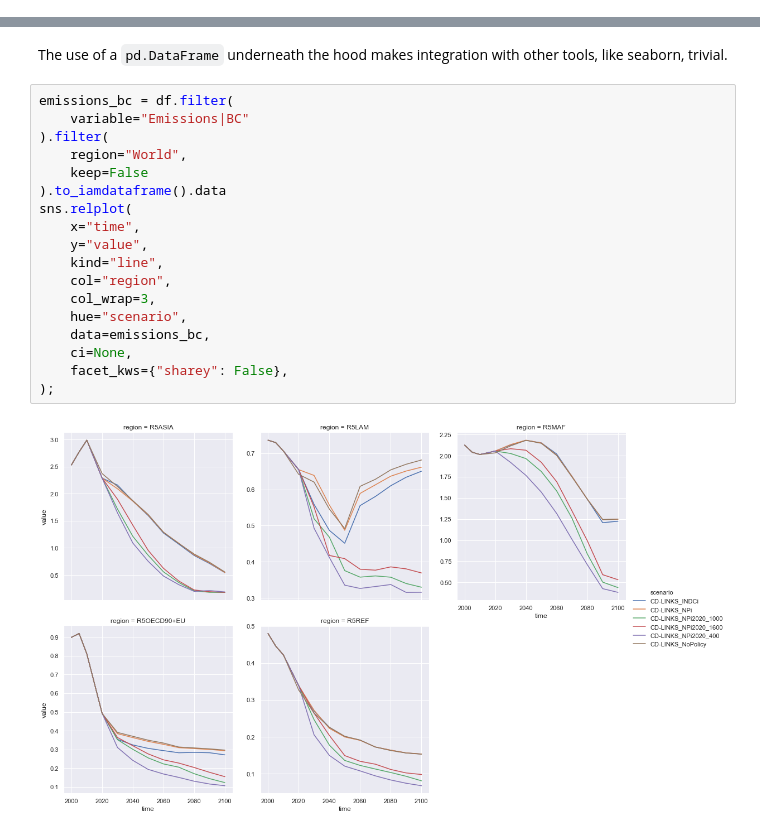
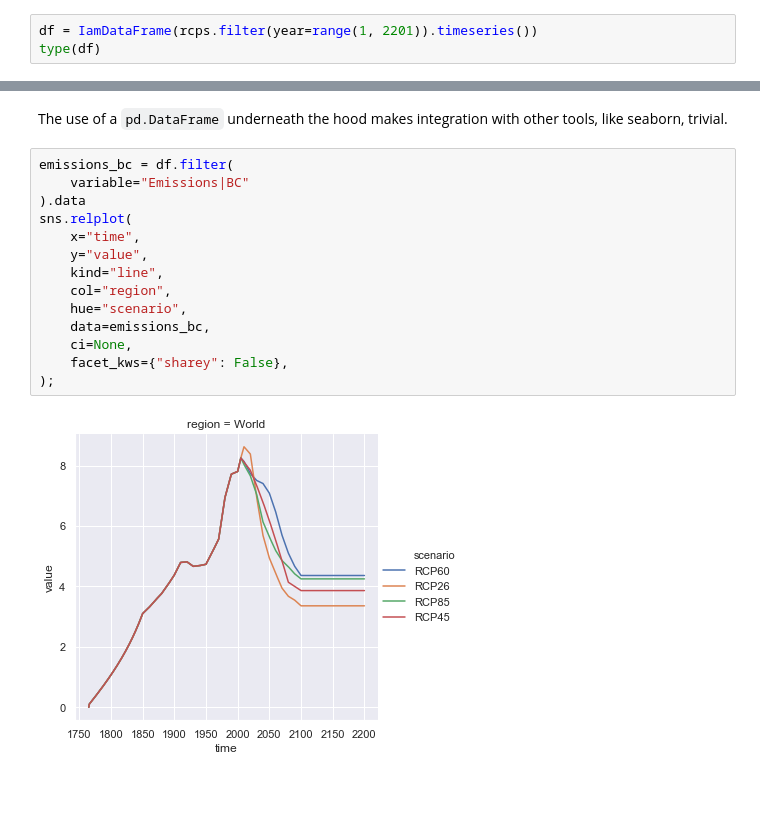
Before and after one commit to openscm/openscm, a Jupyter notebook: notebooks/pyam-integration.ipynb, the cells around one changed output, grey strips where cells are left out. Saved outputs shown, nothing was run; the diff lists cells and outputs as text; blank space fills up the shorter version.

```diff
--- a/notebooks/pyam-integration.ipynb
+++ b/notebooks/pyam-integration.ipynb
@@ -32,0 +26,3 @@ openscm.scmdataframe.ScmDataFrame
+# %%
+df = IamDataFrame(rcps.filter(year=range(1, 2201)).timeseries())
+type(df)
@@ -86,20 +81,16 @@ The use of a `pd.DataFrame` underneath the hood makes integration with other too
 # %%
 emissions_bc = df.filter(
     variable="Emissions|BC"
-).filter(
-    region="World",
-    keep=False
-).to_iamdataframe().data
+).data
 sns.relplot(
     x="time",
     y="value",
     kind="line",
     col="region",
-    col_wrap=3,
     hue="scenario",
     data=emissions_bc,
     ci=None,
     facet_kws={"sharey": False},
 );
 # %% [output]
-[figure, old version]
+[figure, new version]
```
Also changed, not shown: parts of 11 cells of this notebook.
